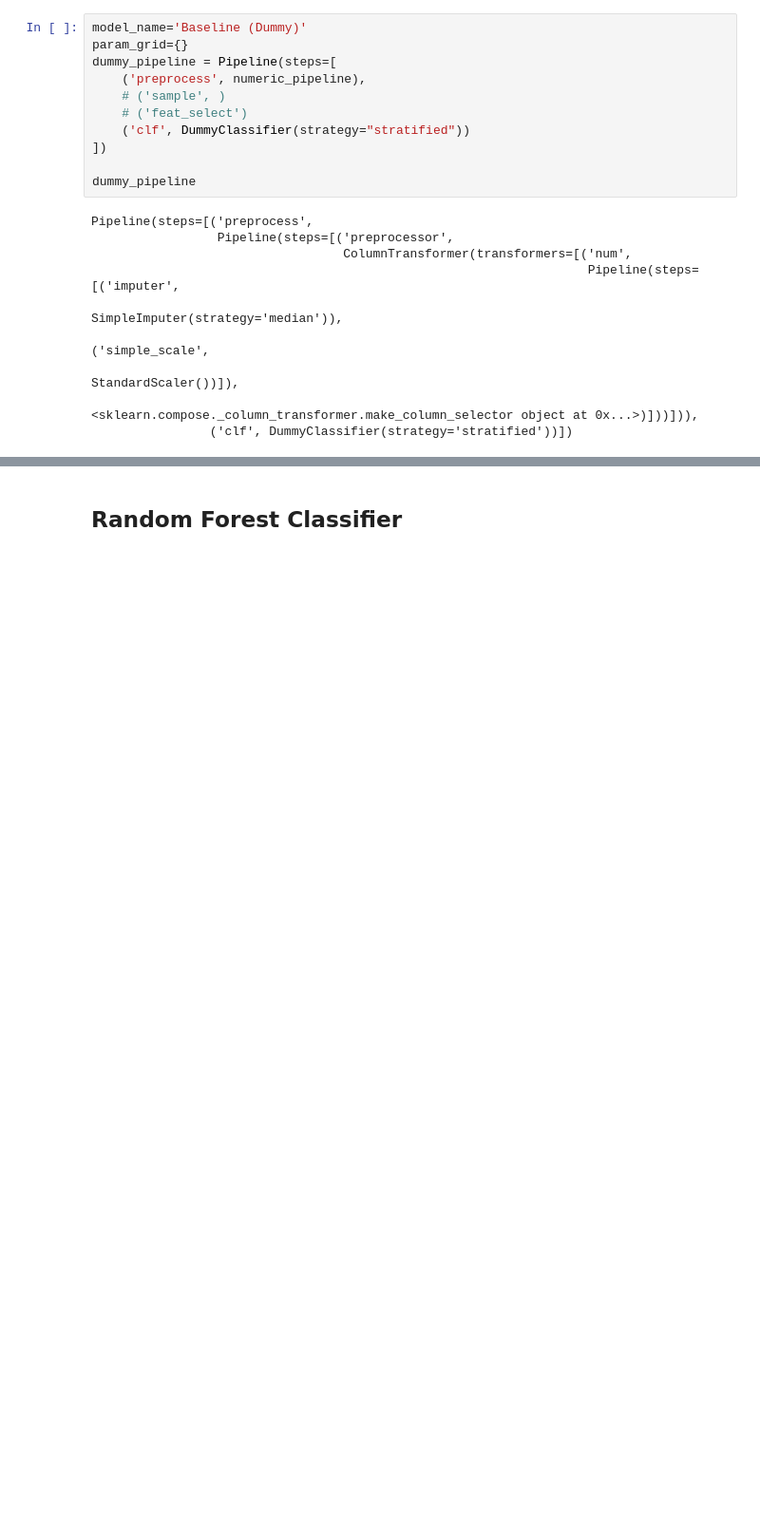
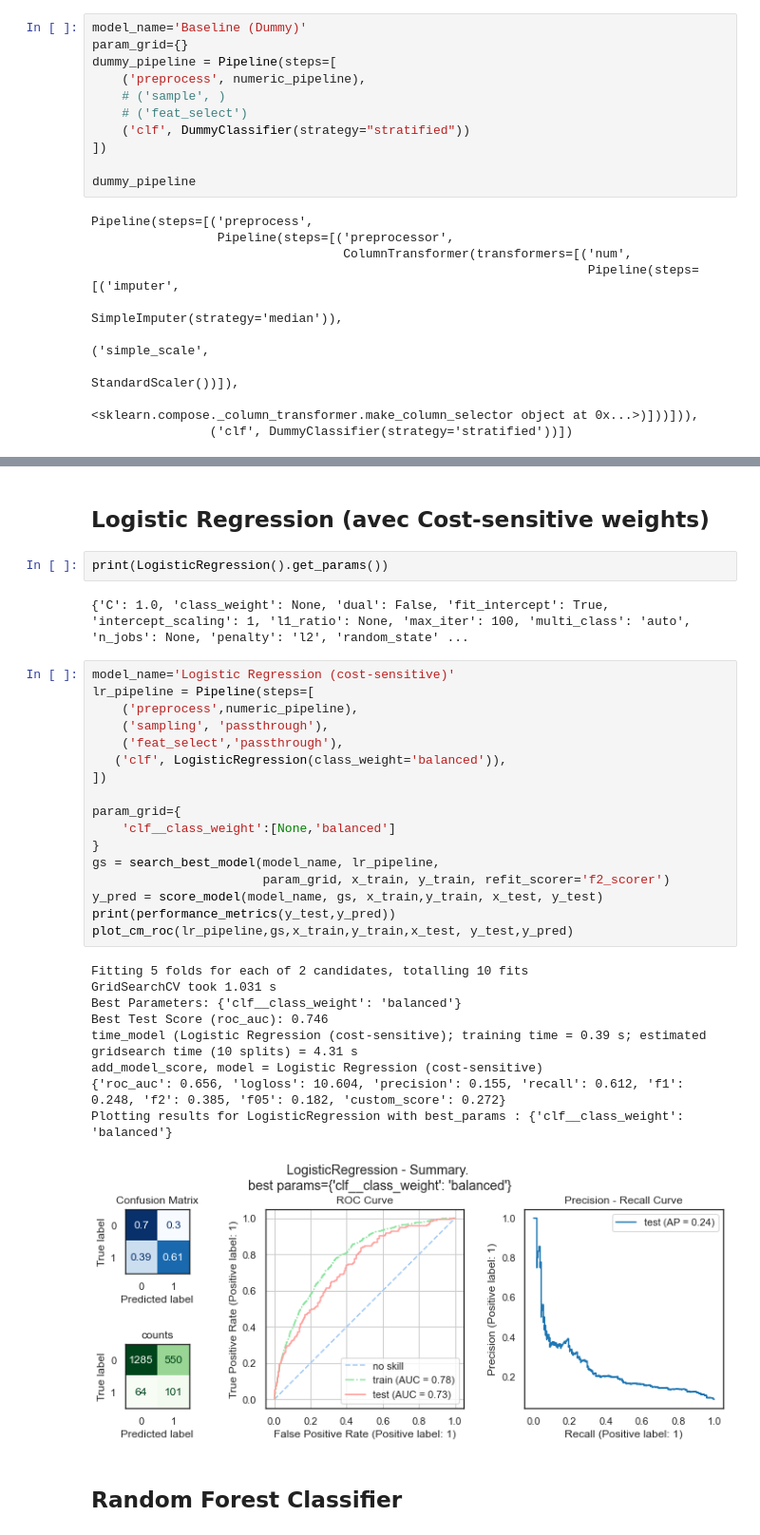
Before and after one commit to mrcreasey/oc-ds-p7-scoring-dashboard, a Jupyter notebook: code/P7_modelisation.ipynb, the cells around one changed output, grey strips where cells are left out. Shown at 95% size. Cells and saved outputs as stored; diff of their text form; blank space fills up the shorter version.

Commit message:
add LogisticRegression (cost-sensitive)

```diff
--- a/code/P7_modelisation.ipynb
+++ b/code/P7_modelisation.ipynb
@@ -1971,3 +1974,36 @@ Plotting results for DummyClassifier with best_params : {}
+# %% [markdown]
+## Logistic Regression (avec Cost-sensitive weights)
+# %%
+print(LogisticRegression().get_params())
+# %% [output]
+{'C': 1.0, 'class_weight': None, 'dual': False, 'fit_intercept': True, 'intercept_scaling': 1, 'l1_ratio': None, 'max_iter': 100, 'multi_class': 'auto', 'n_jobs': None, 'penalty': 'l2', 'random_state' ...
+# %%
+model_name='Logistic Regression (cost-sensitive)'
+lr_pipeline = Pipeline(steps=[
+    ('preprocess',numeric_pipeline),
+    ('sampling', 'passthrough'),
+    ('feat_select','passthrough'),
+   ('clf', LogisticRegression(class_weight='balanced')),
+])
+
+param_grid={
+    'clf__class_weight':[None,'balanced']
+}
+gs = search_best_model(model_name, lr_pipeline,
+                       param_grid, x_train, y_train, refit_scorer='f2_scorer')
+y_pred = score_model(model_name, gs, x_train,y_train, x_test, y_test)
+print(performance_metrics(y_test,y_pred))
+plot_cm_roc(lr_pipeline,gs,x_train,y_train,x_test, y_test,y_pred)
+# %% [output]
+Fitting 5 folds for each of 2 candidates, totalling 10 fits
+GridSearchCV took 1.031 s
+Best Parameters: {'clf__class_weight': 'balanced'}
+Best Test Score (roc_auc): 0.746
+time_model (Logistic Regression (cost-sensitive); training time = 0.39 s; estimated gridsearch time (10 splits) = 4.31 s
+add_model_score, model = Logistic Regression (cost-sensitive)
+{'roc_auc': 0.656, 'logloss': 10.604, 'precision': 0.155, 'recall': 0.612, 'f1': 0.248, 'f2': 0.385, 'f05': 0.182, 'custom_score': 0.272}
+Plotting results for LogisticRegression with best_params : {'clf__class_weight': 'balanced'}
+[figure, added]
 # %% [markdown]
 ## Random Forest Classifier
 # %%
```
Also changed, not shown: parts of 17 cells of this notebook, 1 other file.
